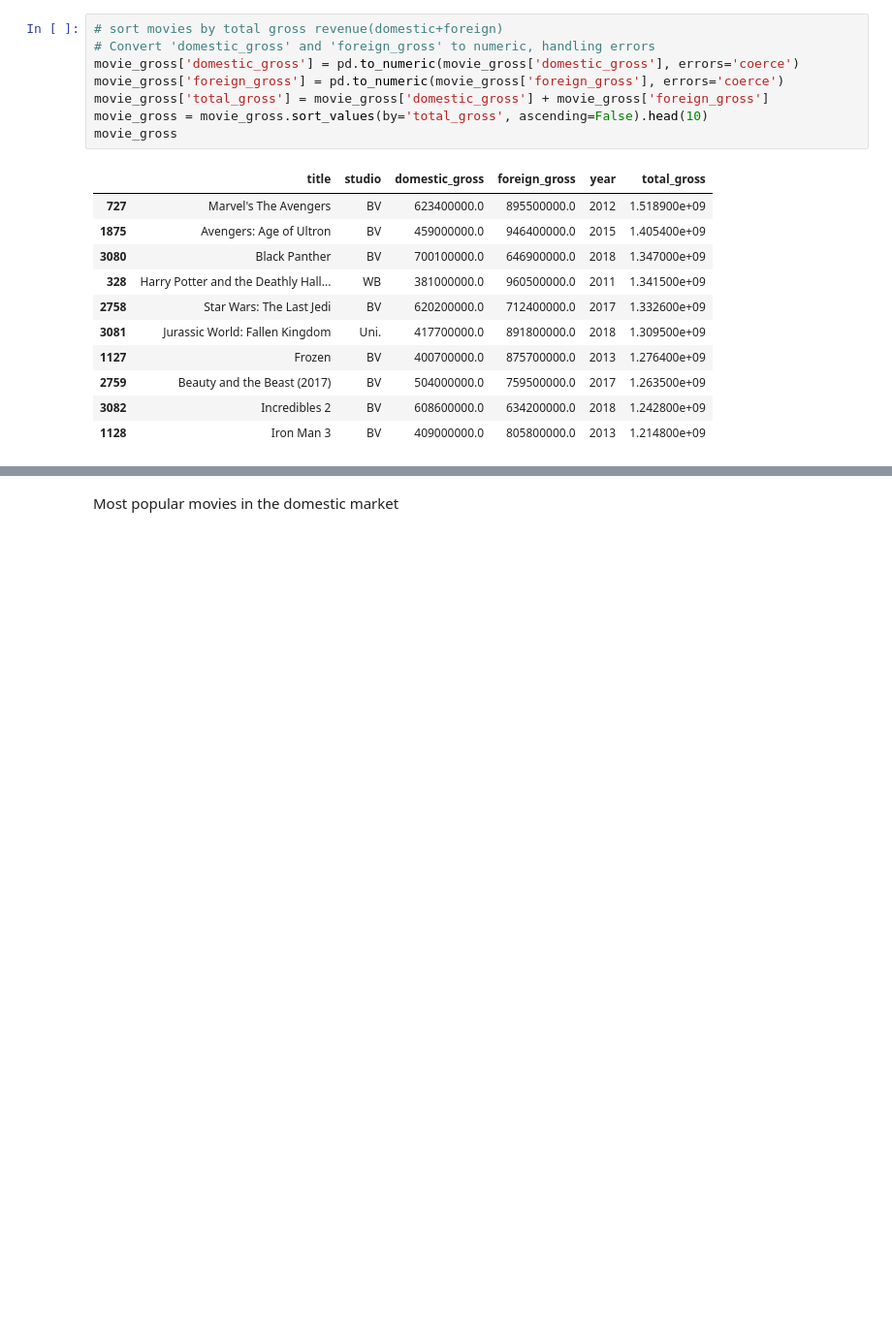
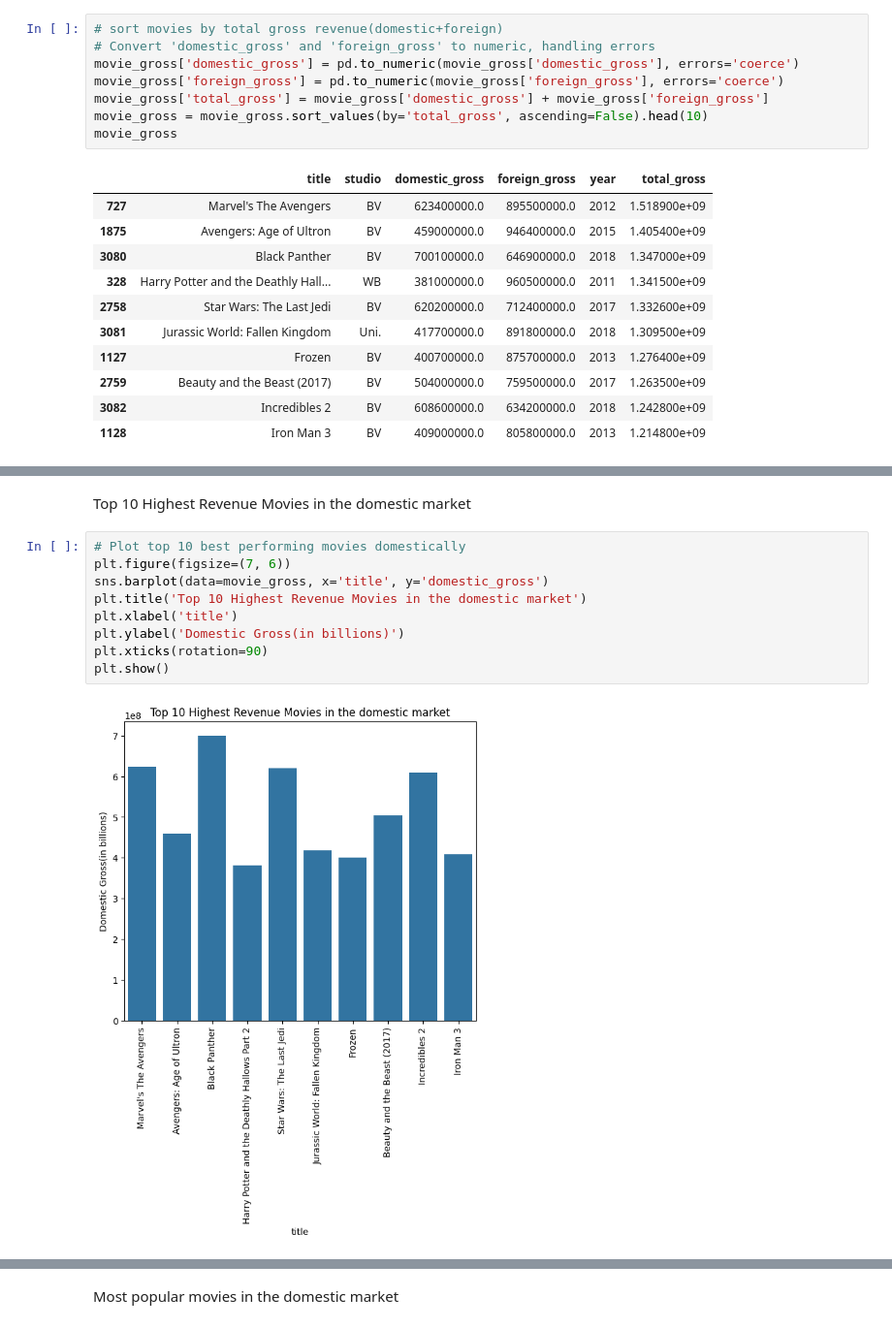
Before and after one commit to SMayienda/sarah_m, a Jupyter notebook: project1.ipynb, the cells around one changed output, grey strips where cells are left out. Shown: that part at 97% size. Saved outputs shown, nothing was run; the diff lists cells and outputs as text; blank space fills up the shorter version.

```diff
--- a/project1.ipynb
+++ b/project1.ipynb
@@ -108,0 +150,13 @@ plt.show()
+# %% [markdown]
+Top 10 Highest Revenue Movies in the domestic market
+# %%
+# Plot top 10 best performing movies domestically
+plt.figure(figsize=(7, 6))
+sns.barplot(data=movie_gross, x='title', y='domestic_gross')
+plt.title('Top 10 Highest Revenue Movies in the domestic market')
+plt.xlabel('title')
+plt.ylabel('Domestic Gross(in billions)')
+plt.xticks(rotation=90)
+plt.show()
+# %% [output]
+[figure, added]
```
Also changed, not shown: parts of 18 cells of this notebook.
